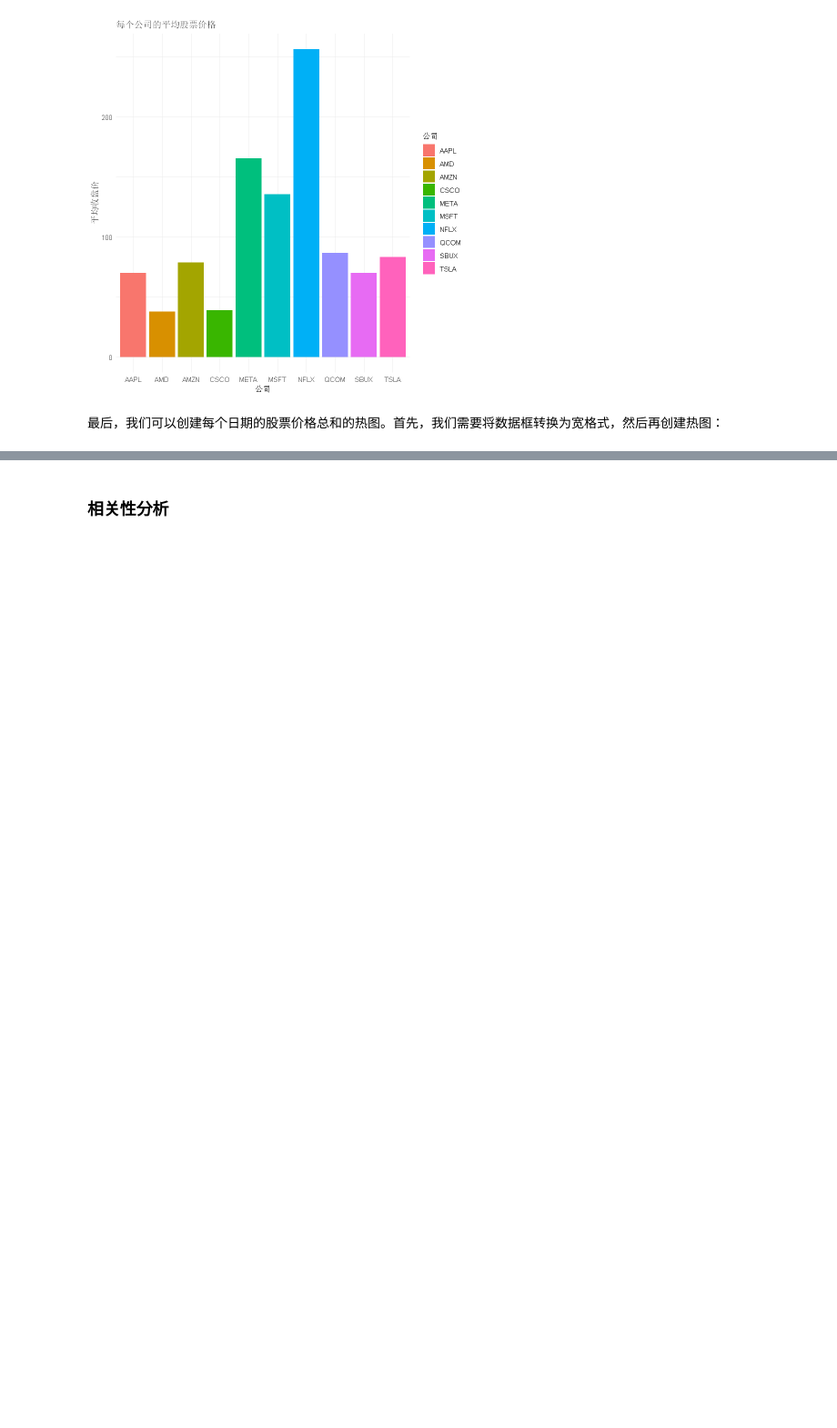
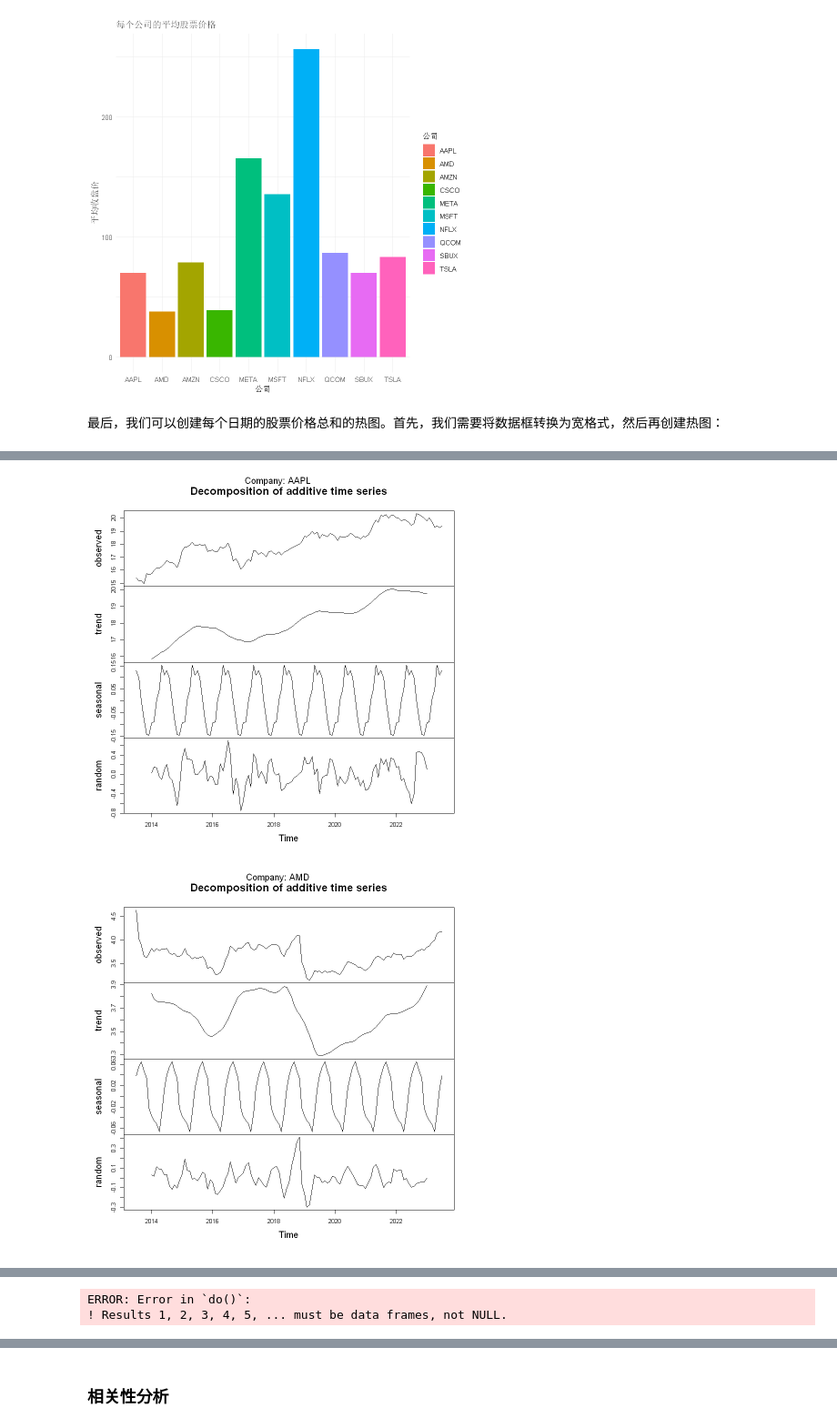
Before and after one commit to wuhang03/Statistical-Analysis-and-Modeling, a Jupyter notebook: 时序模型.ipynb, the cells around one changed output, grey strips where cells are left out. Shown: that part at 91% size. Cells and saved outputs as stored; diff of their text form; code cells hidden in the pictures; blank space fills up the shorter version.

```diff
--- a/时序模型.ipynb
+++ b/时序模型.ipynb
@@ -160,0 +167,37 @@ ggplot(melt(wide_data, id.vars = "Date"), aes(x = Date, y = variable, fill = val
+# %%
+# 安装dplyr包
+if (!require(dplyr)) {
+    install.packages("dplyr")
+}
+
+# 加载dplyr包
+library(dplyr)
+
+data %>%
+    group_by(Company) %>%
+    do({
+        # 将数据按日期排序
+        .data <- .[order(.$Date), ]
+
+        # 将Close.Last列转换为时间序列对象
+        ts_data <- ts(.data$Close.Last,
+            start = c(year(min(.data$Date)), month(min(.data$Date))),
+            end = c(year(max(.data$Date)), month(max(.data$Date))),
+            frequency = 12
+        )
+
+        # 使用decompose()函数分解时间序列
+        decomposed_data <- decompose(ts_data)
+
+        # 获取公司名字
+        company_name <- unique(.data$Company)
+
+        # 使用plot()函数绘制分解后的结果
+        plot(decomposed_data)
+
+        # 使用mtext()函数添加主标题
+        mtext(paste("Company:", company_name), line = -1, outer = TRUE)
+    })
+# %% [output]
+[figure, added]
+[figure, added]
@@ -160,0 +210,2 @@ ggplot(melt(wide_data, id.vars = "Date"), aes(x = Date, y = variable, fill = val
+ERROR: Error in `do()`:
+! Results 1, 2, 3, 4, 5, ... must be data frames, not NULL.
```
Also changed, not shown: parts of 14 cells of this notebook, 3 other files.
